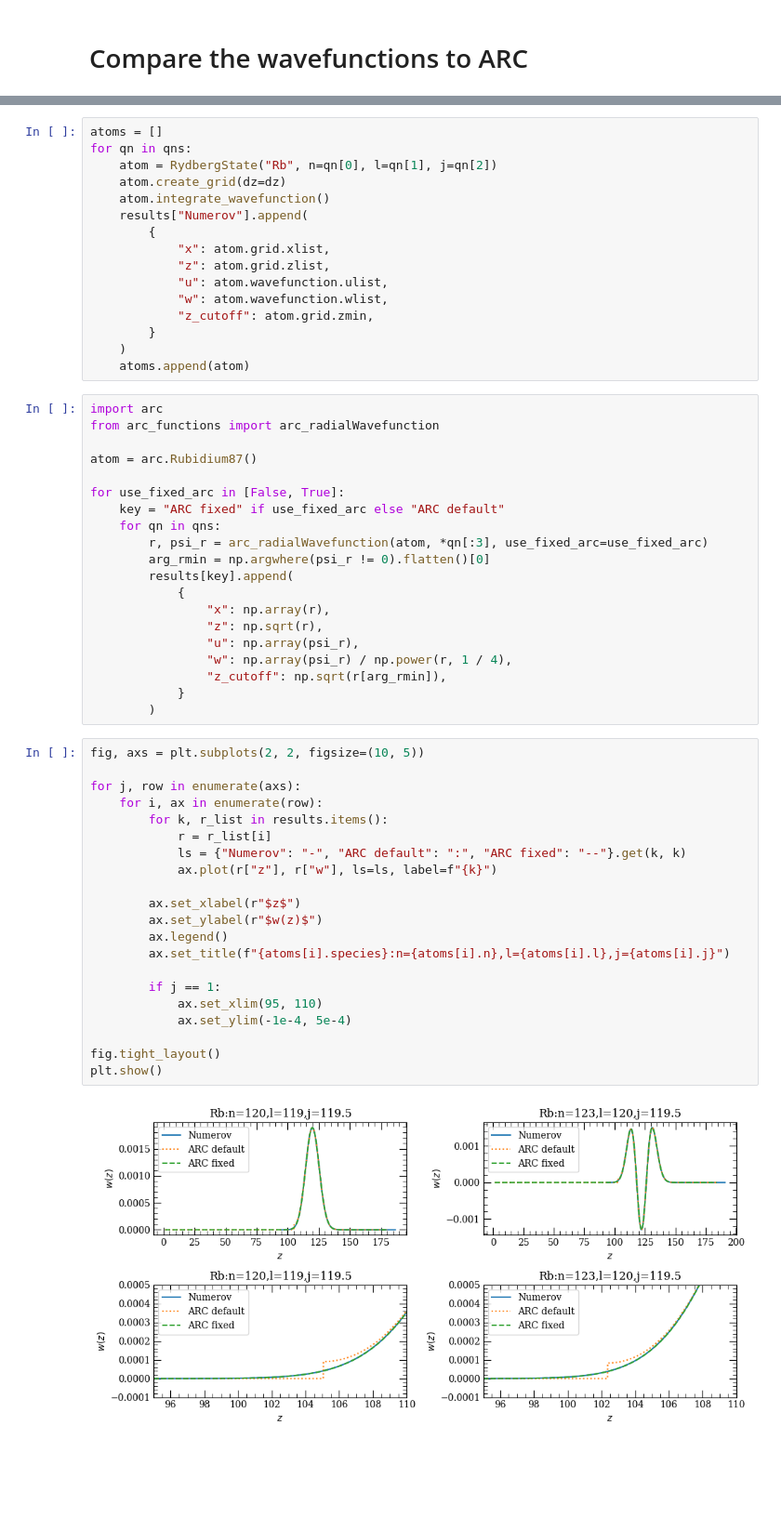
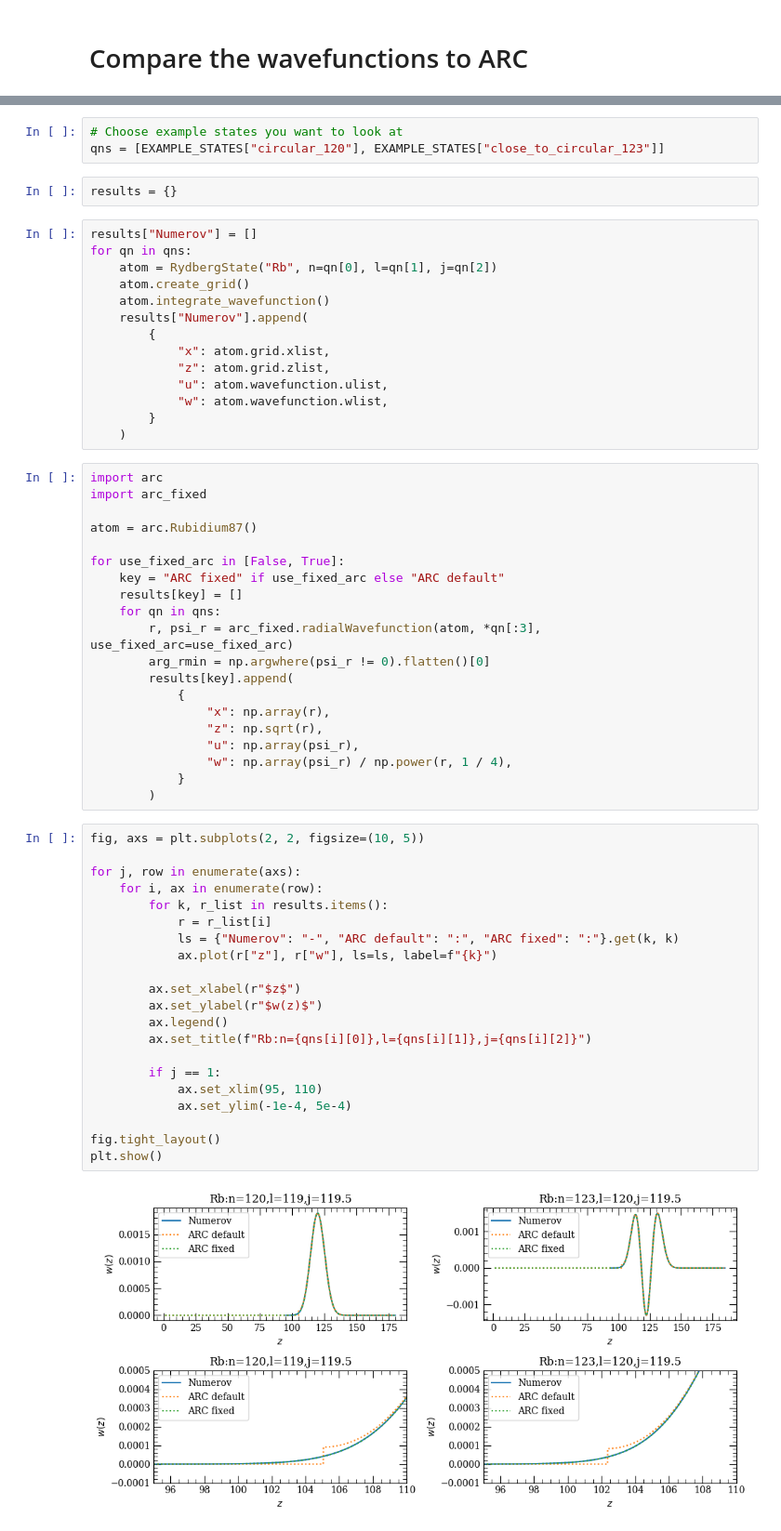
Before and after one commit to pairinteraction/ryd-numerov, a Jupyter notebook: docs/examples/comparisons/compare_wavefunctions.ipynb, the cells around one changed output, grey strips where cells are left out. Shown: that part at 93% size. Cells and saved outputs as stored; diff of their text form; blank space fills up the shorter version.

```diff
--- a/docs/examples/comparisons/compare_wavefunctions.ipynb
+++ b/docs/examples/comparisons/compare_wavefunctions.ipynb
@@ -30,8 +13,13 @@ results = {
+# %%
+# Choose example states you want to look at
+qns = [EXAMPLE_STATES["circular_120"], EXAMPLE_STATES["close_to_circular_123"]]
+# %%
+results = {}
 # %%
-atoms = []
+results["Numerov"] = []
 for qn in qns:
     atom = RydbergState("Rb", n=qn[0], l=qn[1], j=qn[2])
-    atom.create_grid(dz=dz)
+    atom.create_grid()
     atom.integrate_wavefunction()
     results["Numerov"].append(
         {
@@ -39,20 +27,19 @@ for qn in qns:
             "z": atom.grid.zlist,
             "u": atom.wavefunction.ulist,
             "w": atom.wavefunction.wlist,
-            "z_cutoff": atom.grid.zmin,
         }
     )
-    atoms.append(atom)
 # %%
 import arc
-from arc_functions import arc_radialWavefunction
+import arc_fixed
 
 atom = arc.Rubidium87()
 
 for use_fixed_arc in [False, True]:
     key = "ARC fixed" if use_fixed_arc else "ARC default"
+    results[key] = []
     for qn in qns:
-        r, psi_r = arc_radialWavefunction(atom, *qn[:3], use_fixed_arc=use_fixed_arc)
+        r, psi_r = arc_fixed.radialWavefunction(atom, *qn[:3], use_fixed_arc=use_fixed_arc)
         arg_rmin = np.argwhere(psi_r != 0).flatten()[0]
         results[key].append(
             {
@@ -60,31 +47,30 @@ for use_fixed_arc in [False, True]:
                 "z": np.sqrt(r),
                 "u": np.array(psi_r),
                 "w": np.array(psi_r) / np.power(r, 1 / 4),
-                "z_cutoff": np.sqrt(r[arg_rmin]),
             }
         )
 # %%
 fig, axs = plt.subplots(2, 2, figsize=(10, 5))
 
 for j, row in enumerate(axs):
     for i, ax in enumerate(row):
         for k, r_list in results.items():
             r = r_list[i]
-            ls = {"Numerov": "-", "ARC default": ":", "ARC fixed": "--"}.get(k, k)
+            ls = {"Numerov": "-", "ARC default": ":", "ARC fixed": ":"}.get(k, k)
             ax.plot(r["z"], r["w"], ls=ls, label=f"{k}")
 
         ax.set_xlabel(r"$z$")
         ax.set_ylabel(r"$w(z)$")
         ax.legend()
-        ax.set_title(f"{atoms[i].species}:n={atoms[i].n},l={atoms[i].l},j={atoms[i].j}")
+        ax.set_title(f"Rb:n={qns[i][0]},l={qns[i][1]},j={qns[i][2]}")
 
         if j == 1:
             ax.set_xlim(95, 110)
             ax.set_ylim(-1e-4, 5e-4)
 
 fig.tight_layout()
 plt.show()
 # %% [output]
-[figure, old version]
+[figure, new version]
 # %%
 # the small difference of the wavefunctions explains the difference in the radial matrix element of circular states
```
Also changed, not shown: parts of 5 cells of this notebook, 5 other files.
